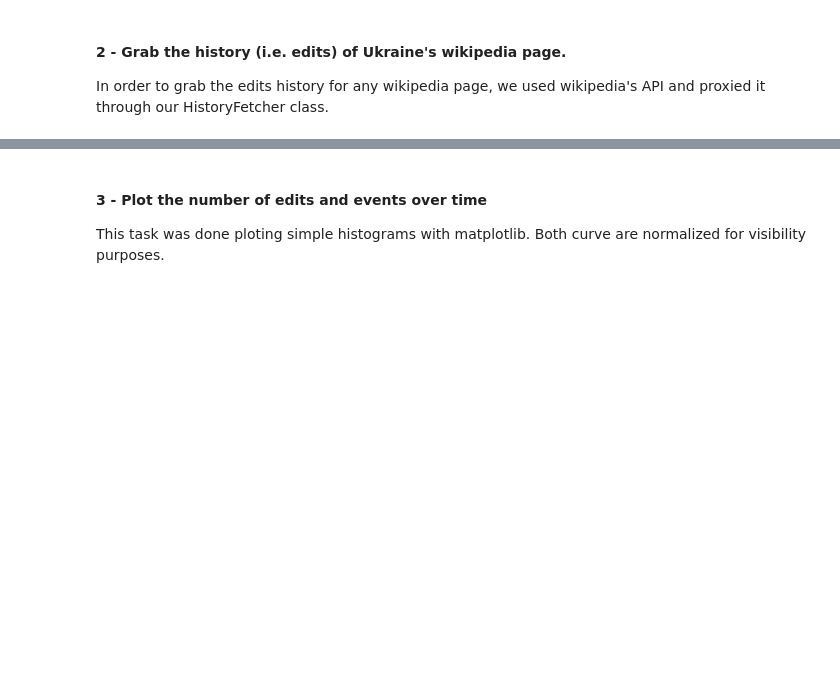
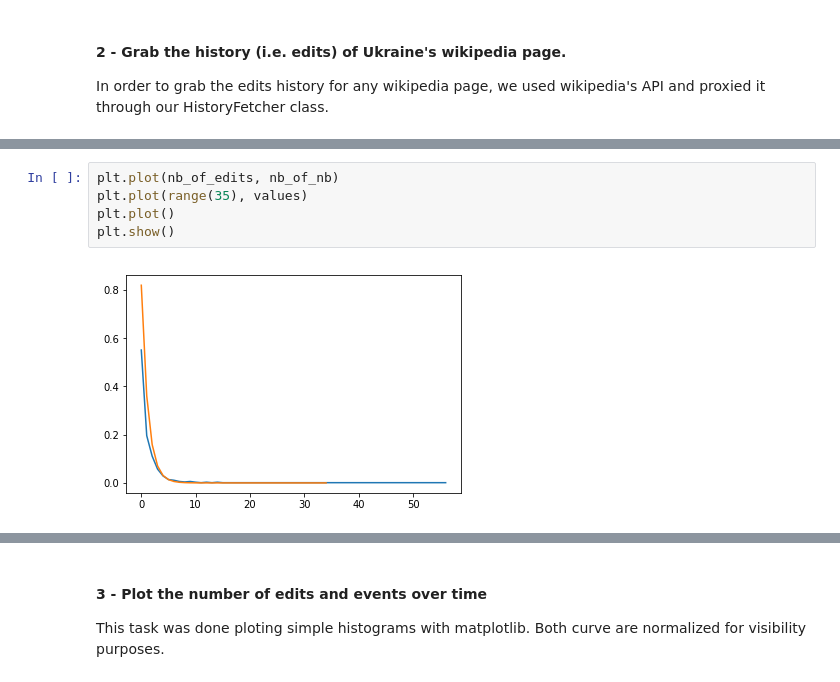
Before and after one commit to Amaumaury/ada-2017, a Jupyter notebook: project/Milestone2.ipynb, the cells around one changed output, grey strips where cells are left out. Cells and saved outputs as stored; diff of their text form; blank space fills up the shorter version.

```diff
--- a/project/Milestone2.ipynb
+++ b/project/Milestone2.ipynb
@@ -89,0 +262,7 @@ ukraine_edits_dates = list(map(lambda revision: revision['timestamp'], response)
+# %%
+plt.plot(nb_of_edits, nb_of_nb)
+plt.plot(range(35), values)
+plt.plot()
+plt.show()
+# %% [output]
+[figure, added]
```
Also changed, not shown: parts of 39 cells of this notebook.
